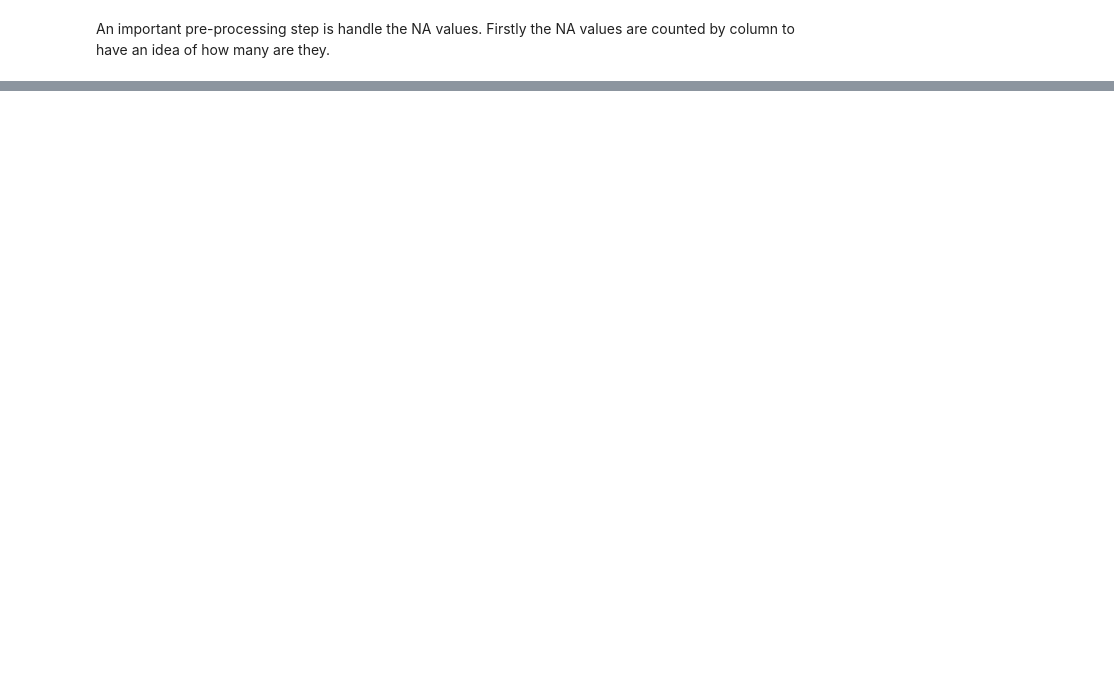
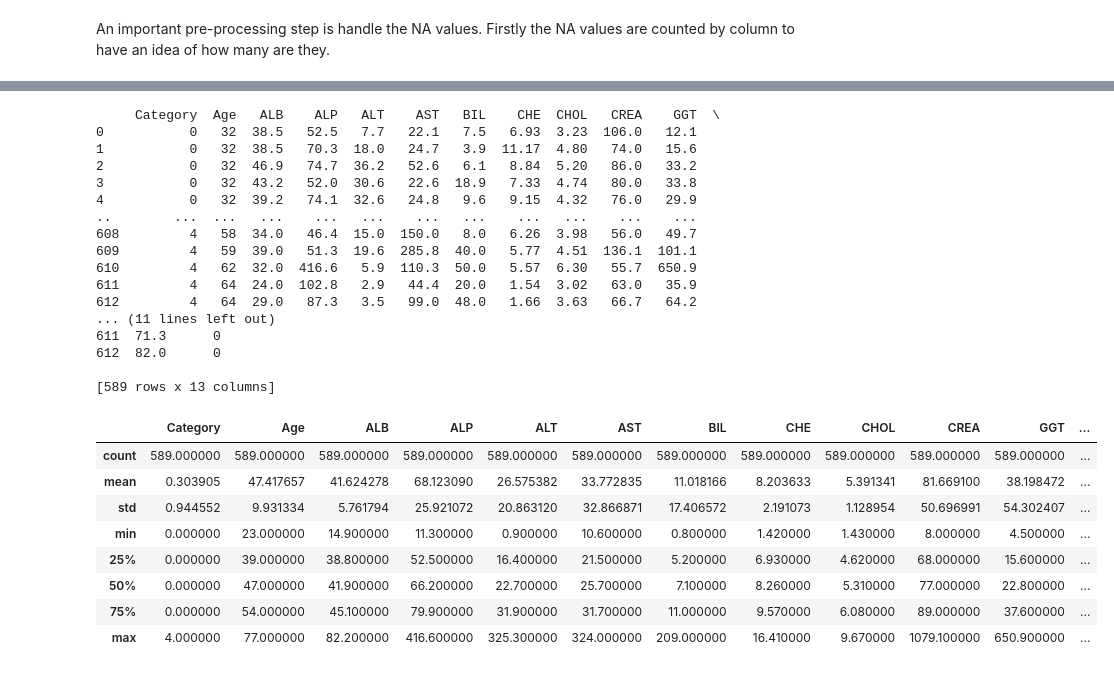
Before and after one commit to Biokatzen/Hepatitis-C-Prediction-Dataset, a Jupyter notebook: HepatitisC_Prediction_Dataset.ipynb, the cells around one changed output, grey strips where cells are left out. Saved outputs shown, nothing was run; the diff lists cells and outputs as text; code cells hidden in the pictures; blank space fills up the shorter version.

```diff
--- a/HepatitisC_Prediction_Dataset.ipynb
+++ b/HepatitisC_Prediction_Dataset.ipynb
@@ -381,0 +106,42 @@ Due to these results, it is wise to explore other options such as polynomical re
+# %%
+from sklearn.preprocessing import LabelEncoder
+df_without_na = df.dropna()
+
+
+#One-Hot Encoding
+df_encoded = pd.get_dummies(df_without_na, columns=["Sex"], drop_first=True, dtype=int)
+
+#Label Encoding
+encoder = LabelEncoder()
+df_encoded["Category"] = encoder.fit_transform(df_encoded["Category"])
+
+print(df_encoded)
+
+df_encoded.describe()
+# %% [output]
+     Category  Age   ALB    ALP   ALT    AST   BIL    CHE  CHOL   CREA    GGT  \
+0           0   32  38.5   52.5   7.7   22.1   7.5   6.93  3.23  106.0   12.1
+1           0   32  38.5   70.3  18.0   24.7   3.9  11.17  4.80   74.0   15.6
+2           0   32  46.9   74.7  36.2   52.6   6.1   8.84  5.20   86.0   33.2
+3           0   32  43.2   52.0  30.6   22.6  18.9   7.33  4.74   80.0   33.8
+4           0   32  39.2   74.1  32.6   24.8   9.6   9.15  4.32   76.0   29.9
+..        ...  ...   ...    ...   ...    ...   ...    ...   ...    ...    ...
+608         4   58  34.0   46.4  15.0  150.0   8.0   6.26  3.98   56.0   49.7
+609         4   59  39.0   51.3  19.6  285.8  40.0   5.77  4.51  136.1  101.1
+610         4   62  32.0  416.6   5.9  110.3  50.0   5.57  6.30   55.7  650.9
+611         4   64  24.0  102.8   2.9   44.4  20.0   1.54  3.02   63.0   35.9
+612         4   64  29.0   87.3   3.5   99.0  48.0   1.66  3.63   66.7   64.2
+... (11 lines left out)
+611  71.3      0
+612  82.0      0
+
+[589 rows x 13 columns]
+|  | Category | Age | ALB | ALP | ALT | AST | BIL | CHE | CHOL | CREA | GGT | ... |
+| count | 589.000000 | 589.000000 | 589.000000 | 589.000000 | 589.000000 | 589.000000 | 589.000000 | 589.000000 | 589.000000 | 589.000000 | 589.000000 | ... |
+| mean | 0.303905 | 47.417657 | 41.624278 | 68.123090 | 26.575382 | 33.772835 | 11.018166 | 8.203633 | 5.391341 | 81.669100 | 38.198472 | ... |
+| std | 0.944552 | 9.931334 | 5.761794 | 25.921072 | 20.863120 | 32.866871 | 17.406572 | 2.191073 | 1.128954 | 50.696991 | 54.302407 | ... |
+| min | 0.000000 | 23.000000 | 14.900000 | 11.300000 | 0.900000 | 10.600000 | 0.800000 | 1.420000 | 1.430000 | 8.000000 | 4.500000 | ... |
+| 25% | 0.000000 | 39.000000 | 38.800000 | 52.500000 | 16.400000 | 21.500000 | 5.200000 | 6.930000 | 4.620000 | 68.000000 | 15.600000 | ... |
+| 50% | 0.000000 | 47.000000 | 41.900000 | 66.200000 | 22.700000 | 25.700000 | 7.100000 | 8.260000 | 5.310000 | 77.000000 | 22.800000 | ... |
+| 75% | 0.000000 | 54.000000 | 45.100000 | 79.900000 | 31.900000 | 31.700000 | 11.000000 | 9.570000 | 6.080000 | 89.000000 | 37.600000 | ... |
+| max | 4.000000 | 77.000000 | 82.200000 | 416.600000 | 325.300000 | 324.000000 | 209.000000 | 16.410000 | 9.670000 | 1079.100000 | 650.900000 | ... |
```
Also changed, not shown: parts of 49 cells of this notebook.
